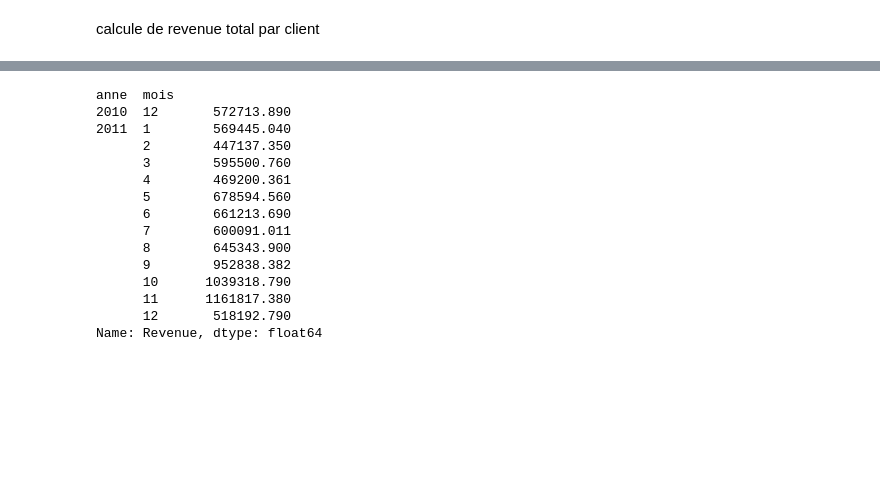
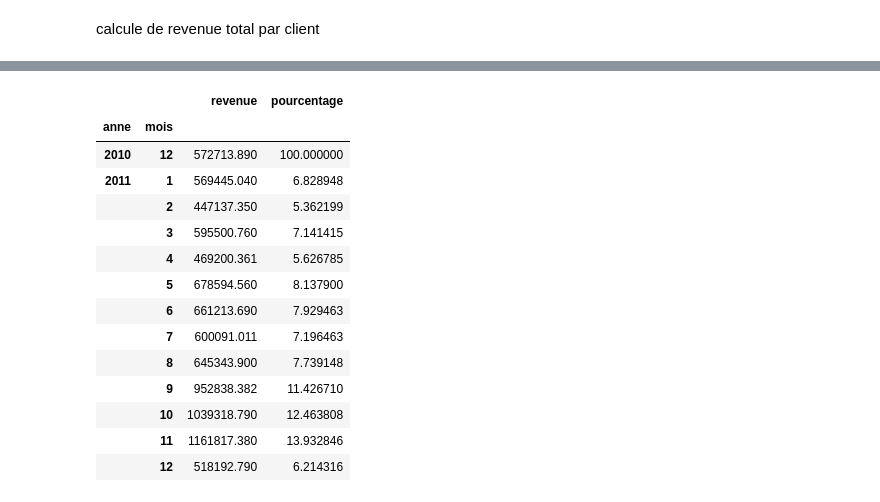
Before and after one commit to LAIARIMOMA/portofolio_online_retail, a Jupyter notebook: notebooks/02_analyse.ipynb, the cells around one changed output, grey strips where cells are left out. Cells and saved outputs as stored; diff of their text form; code cells hidden in the pictures; blank space fills up the shorter version.

```diff
--- a/notebooks/02_analyse.ipynb
+++ b/notebooks/02_analyse.ipynb
@@ -47,19 +81,22 @@ determination de  la revenue par mois :
 # %%
 top_revenue_par_anne = df_a_analyser.groupby(['anne','mois'])['Revenue'].sum().sort_index(ascending=True)
-top_revenue_par_anne
+
+df_revenu=top_revenue_par_anne.to_frame(name='revenue')
+df_revenu['pourcentage']=(df_revenu['revenue']/df_revenu.groupby(level=0)['revenue'].transform('sum'))*100   #anne premier index(0)
+df_revenu
 # %% [output]
-anne  mois
-2010  12       572713.890
-2011  1        569445.040
-      2        447137.350
-      3        595500.760
-      4        469200.361
-      5        678594.560
-      6        661213.690
-      7        600091.011
-      8        645343.900
-      9        952838.382
-      10      1039318.790
-      11      1161817.380
-      12       518192.790
-Name: Revenue, dtype: float64
+|  |  | revenue | pourcentage |
+| anne | mois |  |  |
+| 2010 | 12 | 572713.890 | 100.000000 |
+| 2011 | 1 | 569445.040 | 6.828948 |
+|  | 2 | 447137.350 | 5.362199 |
+|  | 3 | 595500.760 | 7.141415 |
+|  | 4 | 469200.361 | 5.626785 |
+|  | 5 | 678594.560 | 8.137900 |
+|  | 6 | 661213.690 | 7.929463 |
+|  | 7 | 600091.011 | 7.196463 |
+|  | 8 | 645343.900 | 7.739148 |
+|  | 9 | 952838.382 | 11.426710 |
+|  | 10 | 1039318.790 | 12.463808 |
+|  | 11 | 1161817.380 | 13.932846 |
+|  | 12 | 518192.790 | 6.214316 |
```
Also changed, not shown: parts of 10 cells of this notebook, 9 other files.
